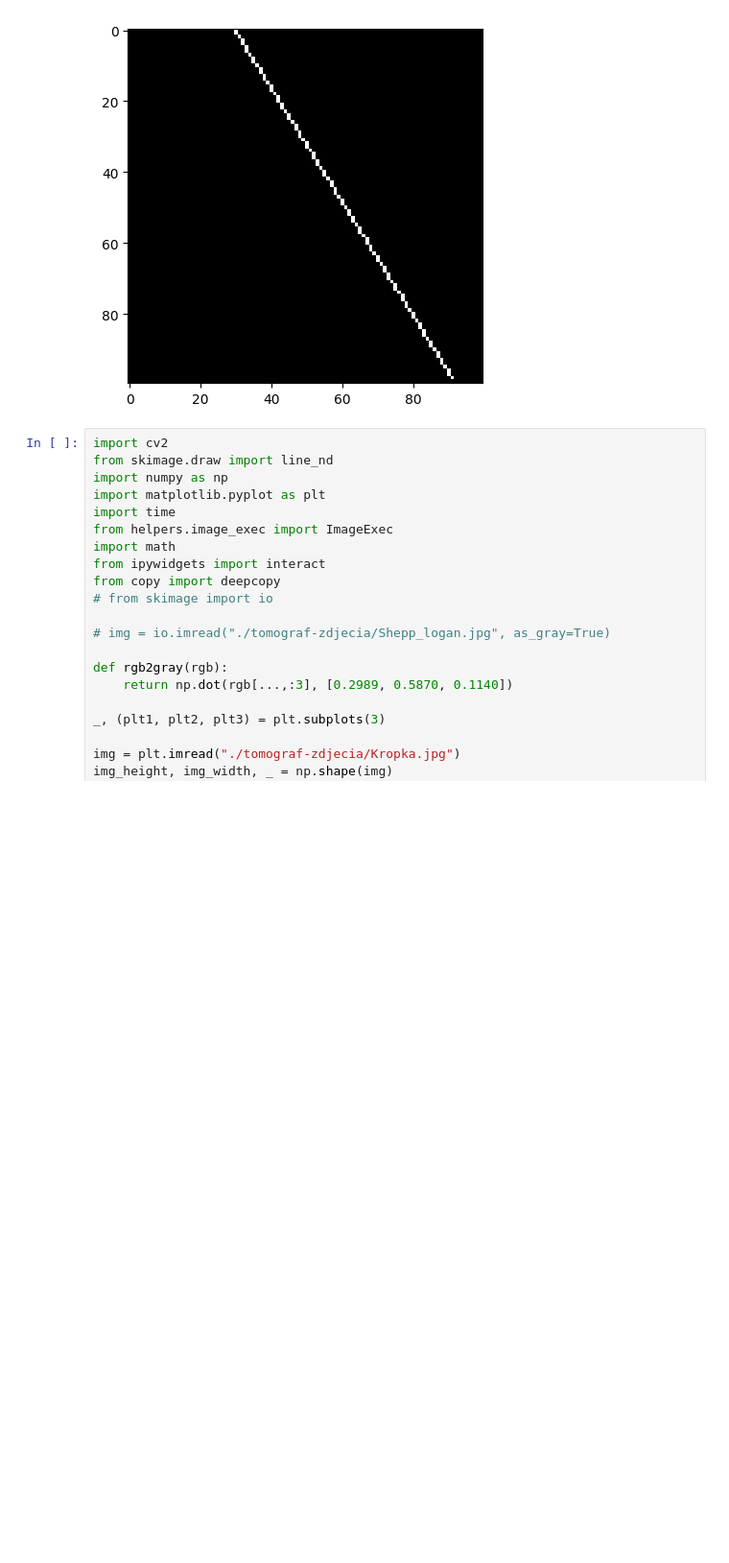
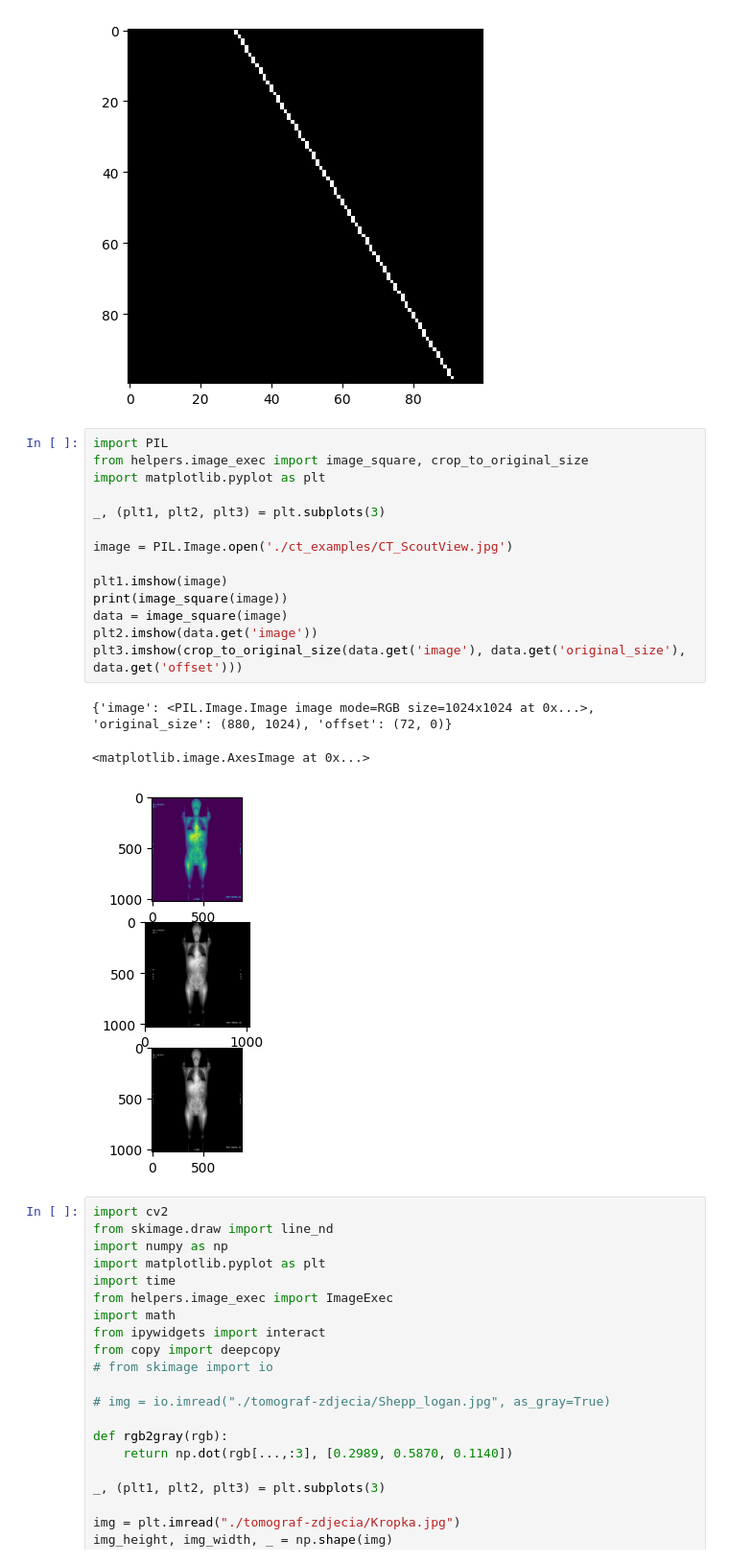
Before and after one commit to WiktorSzymanski/Tomography_Simulator_Project, a Jupyter notebook: main.ipynb, the cells around one changed output. Shown at 96% size. Cells and saved outputs as stored; diff of their text form; blank space fills up the shorter version.

Commit message:
Added img squareing

```diff
--- a/main.ipynb
+++ b/main.ipynb
@@ -45,6 +45,24 @@ plt.imshow(img, 'gray')
 # %% [output]
 <matplotlib.image.AxesImage at 0x...>
 [figure]
+# %%
+import PIL
+from helpers.image_exec import image_square, crop_to_original_size
+import matplotlib.pyplot as plt
+
+_, (plt1, plt2, plt3) = plt.subplots(3)
+
+image = PIL.Image.open('./ct_examples/CT_ScoutView.jpg')
+
+plt1.imshow(image)
+print(image_square(image))
+data = image_square(image)
+plt2.imshow(data.get('image'))
+plt3.imshow(crop_to_original_size(data.get('image'), data.get('original_size'), data.get('offset')))
+# %% [output]
+{'image': <PIL.Image.Image image mode=RGB size=1024x1024 at 0x...>, 'original_size': (880, 1024), 'offset': (72, 0)}
+<matplotlib.image.AxesImage at 0x...>
+[figure, added]
 # %%
 import cv2
 from skimage.draw import line_nd
```
Also changed, not shown: 1 other file.
